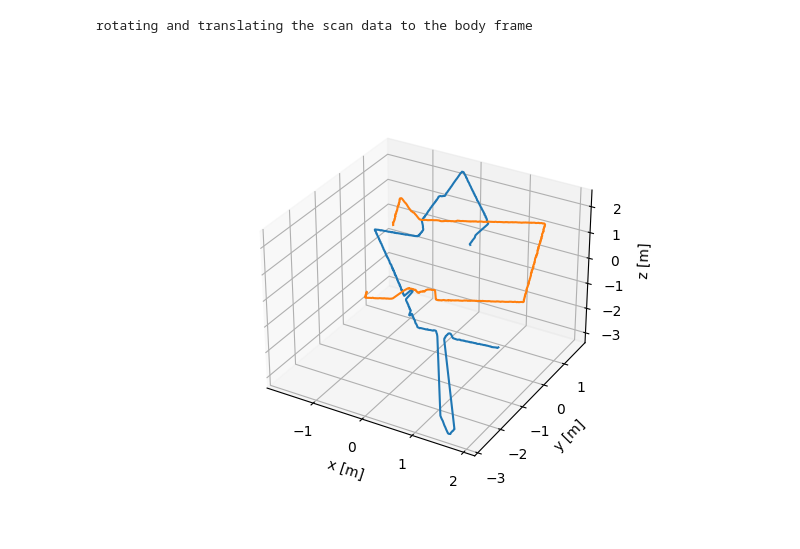
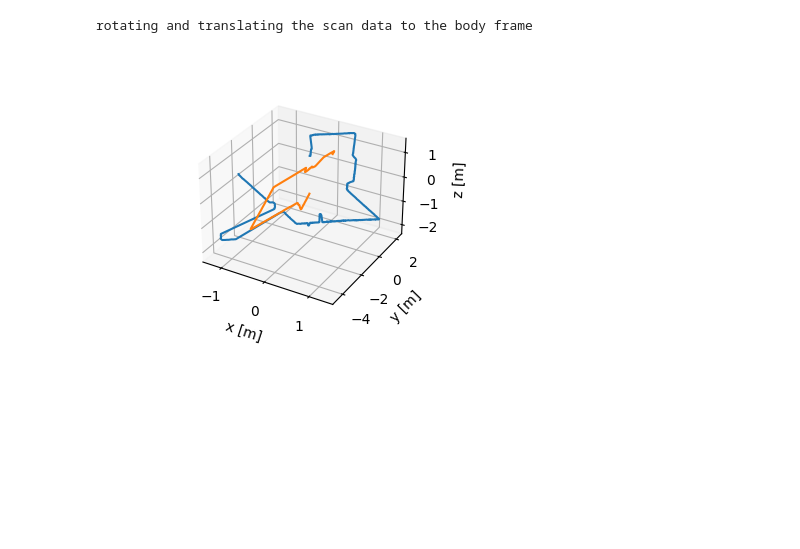
Before and after one commit to icheered/RPCN, a Jupyter notebook: Part_C/pointcloud.ipynb, the cells around one changed output. Cells and saved outputs as stored; diff of their text form; code cells hidden in the pictures; blank space fills up the shorter version.

```diff
--- a/Part_C/pointcloud.ipynb
+++ b/Part_C/pointcloud.ipynb
@@ -101,9 +102,11 @@ scan0 = []
 scan1 = []
 for topic, msg, t in Bag(bag_filename):
     if topic == '/scan0':
-        scan0.append( get_xy(msg) )
+        x, y = get_xy(msg)
+        scan0.append( (-x, y) )         # flip x axis for scan0
     elif topic == '/scan1':
-        scan1.append( get_xy(msg) )
+        x, y = get_xy(msg)
+        scan1.append( (x, y) )
 
 print(f'Lidar0 has {len(scan0)} scans, each with {len(scan0[0][0])} (x,y) coordinates')
 print(f'Lidar1 has {len(scan1)} scans, each with {len(scan1[0][0])} (x,y) coordinates')
@@ -137,6 +142,20 @@ scan1_to_body = np.array([
     [-0.84487978, -0.22447172,  0.48558275,        -0.19282741],
     [ 0.0,         0.0,         0.0,                1.0       ]])
 
+def homogeneous_inverse(transf):
+    # inverse of a homogeneous transformation is the transpose of the rotation
+    # and the negative of the translation
+    rot = transf[0:3, 0:3].T
+    trans = -np.dot(rot, transf[0:3, 3])
+
+    inv = np.identity(4)
+    inv[0:3, 0:3] = rot
+    inv[0:3, 3]   = trans
+
+    return inv
+
+scan0_to_body = homogeneous_inverse(scan0_to_body)
+scan1_to_body = homogeneous_inverse(scan1_to_body)
 
 scan0_rot = []
 # apply transformation and translation to each scan
@@ -145,6 +164,7 @@ for x, y in scan0:
     transf_points = np.zeros(shape=[4, len(x)])
     transf_points[0, :] = x
     transf_points[1, :] = y
+    transf_points[3, :] = 1
 
     # apply homogenous transformation on points
     transf_points = np.dot(scan0_to_body, transf_points)
@@ -161,6 +181,7 @@ for x, y in scan1:
     transf_points = np.zeros(shape=[4, len(x)])
     transf_points[0, :] = x
     transf_points[1, :] = y
+    transf_points[3, :] = 1
 
     # apply homogenous transformation on points
     transf_points = np.dot(scan1_to_body, transf_points)
@@ -171,13 +192,13 @@ for x, y in scan1:
 # %% [output]
 rotating and translating the scan data to the body frame
 # %%
-fig = plt.figure()
+fig = plt.figure(figsize=(4, 3))
 ax = plt.axes(projection='3d')
 ax.plot(scan0_rot[-1][:, 0], scan0_rot[-1][:, 1], scan0_rot[-1][:, 2], label='scan0')
 ax.plot(scan1_rot[-1][:, 0], scan1_rot[-1][:, 1], scan1_rot[-1][:, 2], label='scan1')
 ax.set_xlabel('x [m]')
 ax.set_ylabel('y [m]')
 ax.set_zlabel('z [m]')
 plt.show()
 # %% [output]
-[figure, old version]
+[figure, new version]
```
Also changed, not shown: parts of 13 cells of this notebook, 3 other files.
